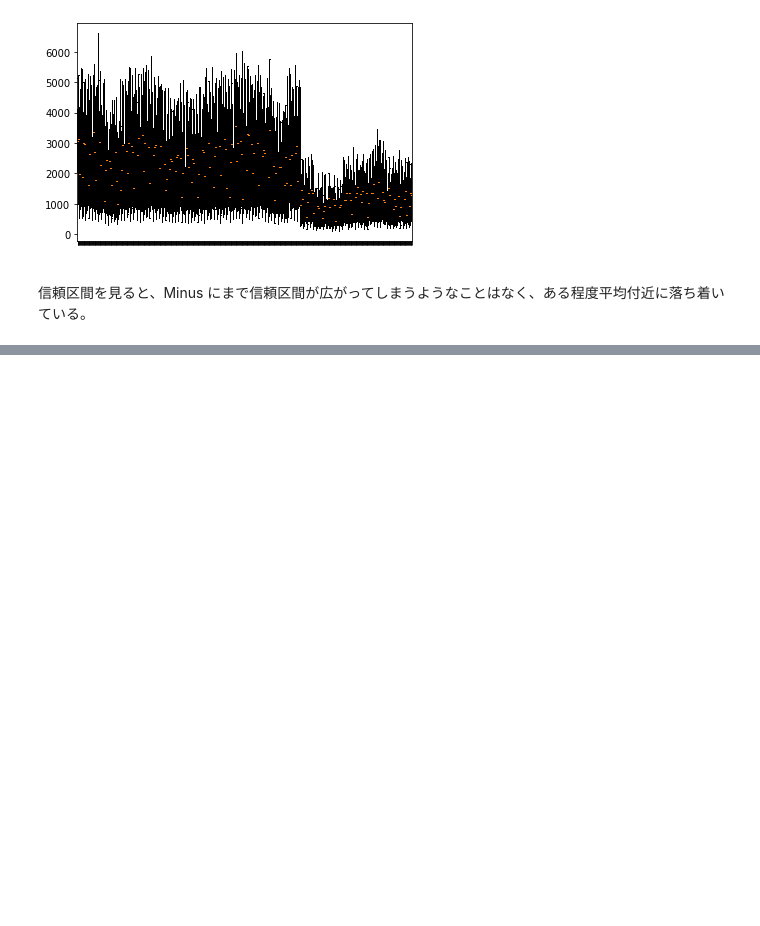
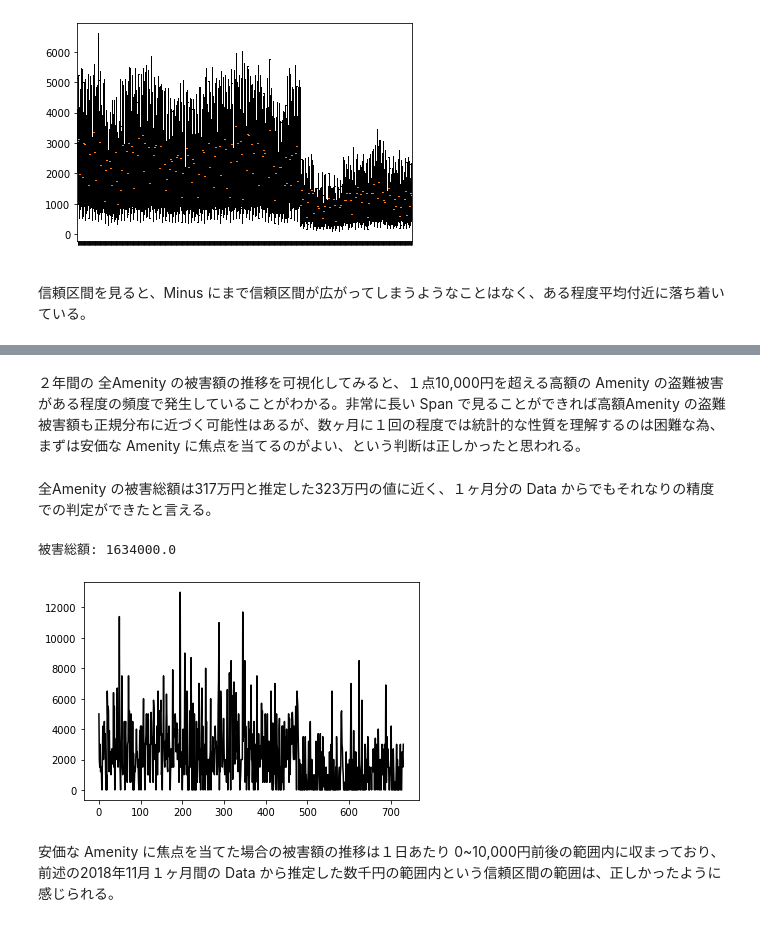
Before and after one commit to 1024xx4/math_programing_for_ai_and_ds, a Jupyter notebook: number_of_required_data.ipynb, the cells around one changed output, grey strips where cells are left out. Saved outputs shown, nothing was run; the diff lists cells and outputs as text; code cells hidden in the pictures; blank space fills up the shorter version.

```diff
--- a/number_of_required_data.ipynb
+++ b/number_of_required_data.ipynb
@@ -681,0 +746,26 @@ plt.show()
+# %% [markdown]
+２年間の 全Amenity の被害額の推移を可視化してみると、１点10,000円を超える高額の Amenity の盗難被害がある程度の頻度で発生していることがわかる。非常に長い Span で見ることができれば高額Amenity の盗難被害額も正規分布に近づく可能性はあるが、数ヶ月に１回の程度では統計的な性質を理解するのは困難な為、まずは安価な Amenity に焦点を当てるのがよい、という判断は正しかったと思われる。
+# %% [markdown]
+全Amenity の被害総額は317万円と推定した323万円の値に近く、１ヶ月分の Data からでもそれなりの精度での判定ができたと言える。
+# %%
+# 安価な Amenity の被害総額を描画する
+
+# 安価な Amenity に関する Data の抽出
+threshold_price = 10_000
+df_amenity_price_low = df_amenity_price[df_amenity_price['金額'] < threshold_price]
+df_theft_2y_low = df_theft_2y[df_amenity_price[df_amenity_price['金額'] < threshold_price].index]
+
+# 被害額の推移
+list_amount = np.zeros(len(df_theft_2y_low.index))
+for i_index in range(len(df_theft_2y_low.index)):
+    for i_column in range(len(df_theft_2y_low.columns)):
+        list_amount[i_index] += df_theft_2y_low.iloc[i_index, i_column] * df_amenity_price_low['金額'].iloc[i_column]
+
+print('被害総額:', sum(list_amount))
+plt.plot(list_amount, color='k')
+plt.show()
+# %% [output]
+被害総額: 1634000.0
+[figure, added]
+# %% [markdown]
+安価な Amenity に焦点を当てた場合の被害額の推移は１日あたり 0~10,000円前後の範囲内に収まっており、前述の2018年11月１ヶ月間の Data から推定した数千円の範囲内という信頼区間の範囲は、正しかったように感じられる。
```
Also changed, not shown: parts of 12 cells of this notebook.
